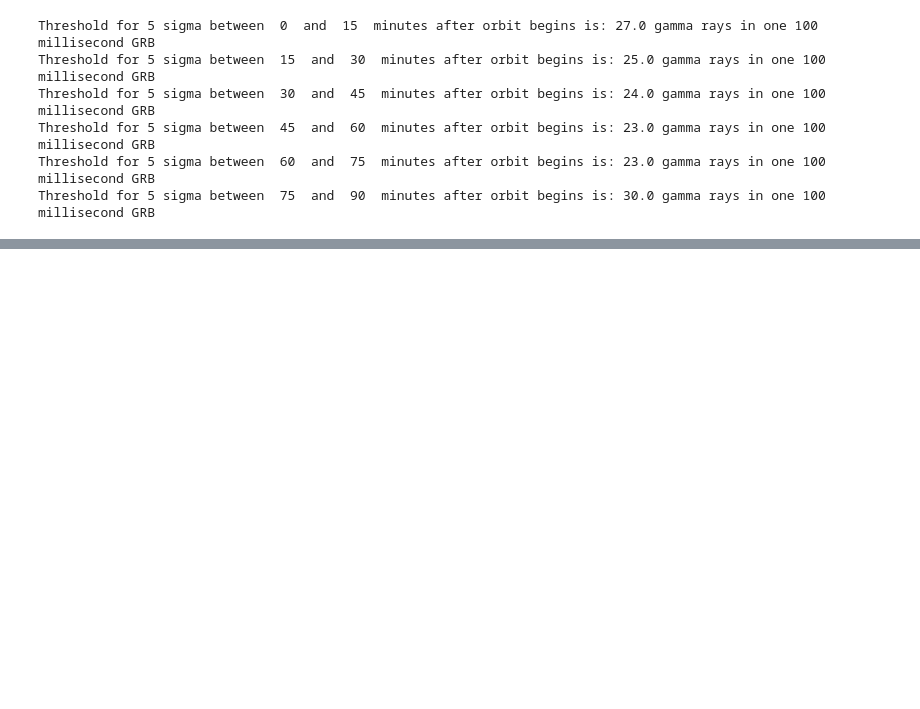
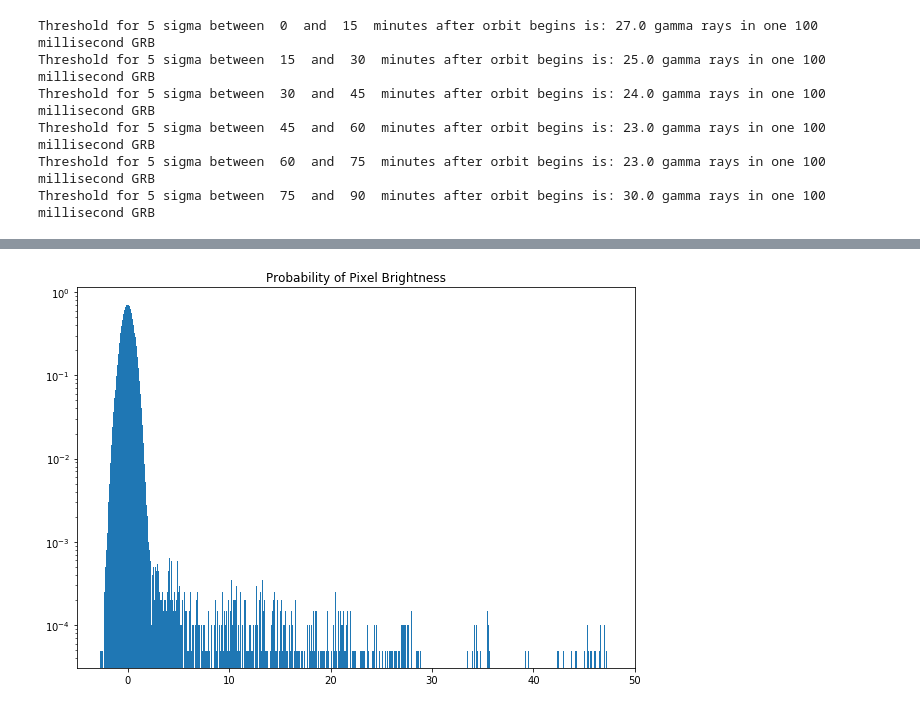
Before and after one commit to chkboris/Physics-434, a Jupyter notebook: Lab-4.ipynb, the cells around one changed output, grey strips where cells are left out. Saved outputs shown, nothing was run; the diff lists cells and outputs as text; code cells hidden in the pictures; blank space fills up the shorter version.

```diff
--- a/Lab-4.ipynb
+++ b/Lab-4.ipynb
@@ -173,0 +197,8 @@ In reality, The signal contamination at 330 degrees longitude is due to the Sout
+# %%
+stack.plot.hist(bins=1000, density=True, size=7)
+plt.title("Probability of Pixel Brightness")
+plt.xlim([-5,50])
+plt.yscale('log')
+plt.show()
+# %% [output]
+[figure, added]
```
Also changed, not shown: parts of 15 cells of this notebook.
